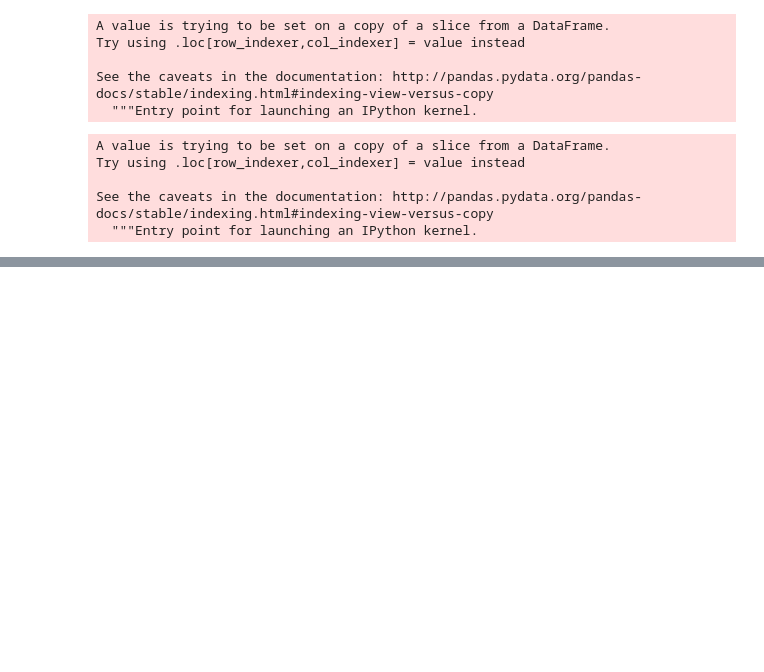
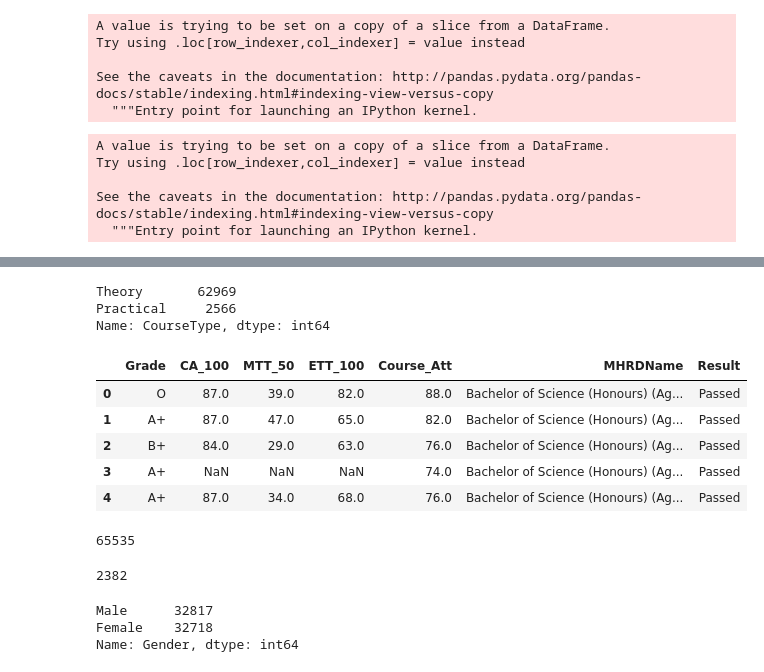
Before and after one commit to shivachandrakante/Classifying-weather-Student-will-Pass-the-Exam-or-Not, a Jupyter notebook: Project Sem 2.ipynb, the cells around one changed output, grey strips where cells are left out. Saved outputs shown, nothing was run; the diff lists cells and outputs as text; code cells hidden in the pictures; blank space fills up the shorter version.

```diff
--- a/Project Sem 2.ipynb
+++ b/Project Sem 2.ipynb
@@ -235,0 +282,7 @@ array([[69, 21,  5, 60,  0,  0,  0,  0,  0,  2,  2,  0],
+# %%
+abc=[]
+for i in range(data.shape[0]):
+    if(data.loc[i,'Grade'])=='ReApp' or (data.loc[i,'Grade'])=='FAIL' or (data.loc[i,'Grade'])=='F' or (data.loc[i,'Grade'])=='E':
+        abc.append('Fail')
+    else:
+        abc.append('Passed')
@@ -235,0 +329,23 @@ array([[69, 21,  5, 60,  0,  0,  0,  0,  0,  2,  2,  0],
+# %%
+df1=pd.DataFrame(abc,columns=['Result'])
+# %%
+df=pd.concat([data,df1],axis=1)
+# %%
+data['CourseType'].value_counts()
+# %% [output]
+Theory       62969
+Practical     2566
+Name: CourseType, dtype: int64
+# %%
+cols=['ETP_100','CA_1','CA_2','CA_3','CA_4','Height','Weight','Direction','Course','Termid','Regd No','Gender','ProgramType'
+      ,'ScholarType','Medium','CourseType']
+df.drop(cols,axis=1,inplace =True)
+# %%
+df.head()
+# %% [output]
+|  | Grade | CA_100 | MTT_50 | ETT_100 | Course_Att | MHRDName | Result |
+| 0 | O | 87.0 | 39.0 | 82.0 | 88.0 | Bachelor of Science (Honours) (Ag... | Passed |
+| 1 | A+ | 87.0 | 47.0 | 65.0 | 82.0 | Bachelor of Science (Honours) (Ag... | Passed |
+| 2 | B+ | 84.0 | 29.0 | 63.0 | 76.0 | Bachelor of Science (Honours) (Ag... | Passed |
+| 3 | A+ | NaN | NaN | NaN | 74.0 | Bachelor of Science (Honours) (Ag... | Passed |
+| 4 | A+ | 87.0 | 34.0 | 68.0 | 76.0 | Bachelor of Science (Honours) (Ag... | Passed |
@@ -235,0 +361,17 @@ array([[69, 21,  5, 60,  0,  0,  0,  0,  0,  2,  2,  0],
+# %%
+print(df.shape[0])
+val=0
+for i in range(df.shape[0]):
+    if (df.loc[i,'Medium'])=='English' and (df.loc[i,'Result'])=='Fail':
+        val+=1
+
+val
+# %% [output]
+65535
+2382
+# %%
+df['Gender'].value_counts()
+# %% [output]
+Male      32817
+Female    32718
+Name: Gender, dtype: int64
```
Also changed, not shown: parts of 24 cells of this notebook.
